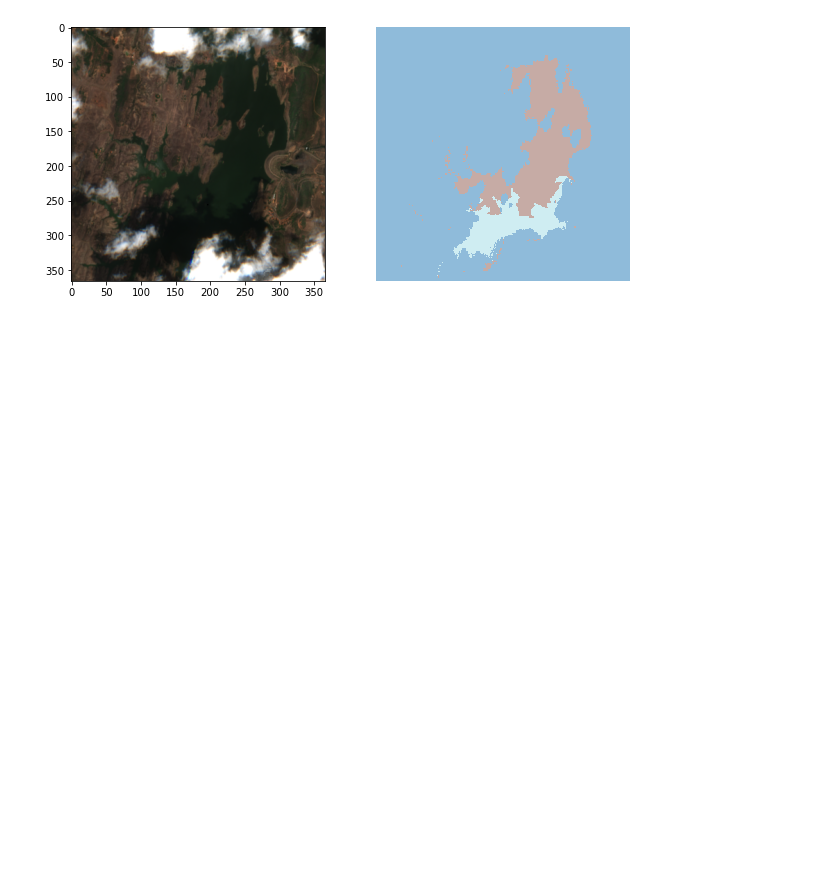
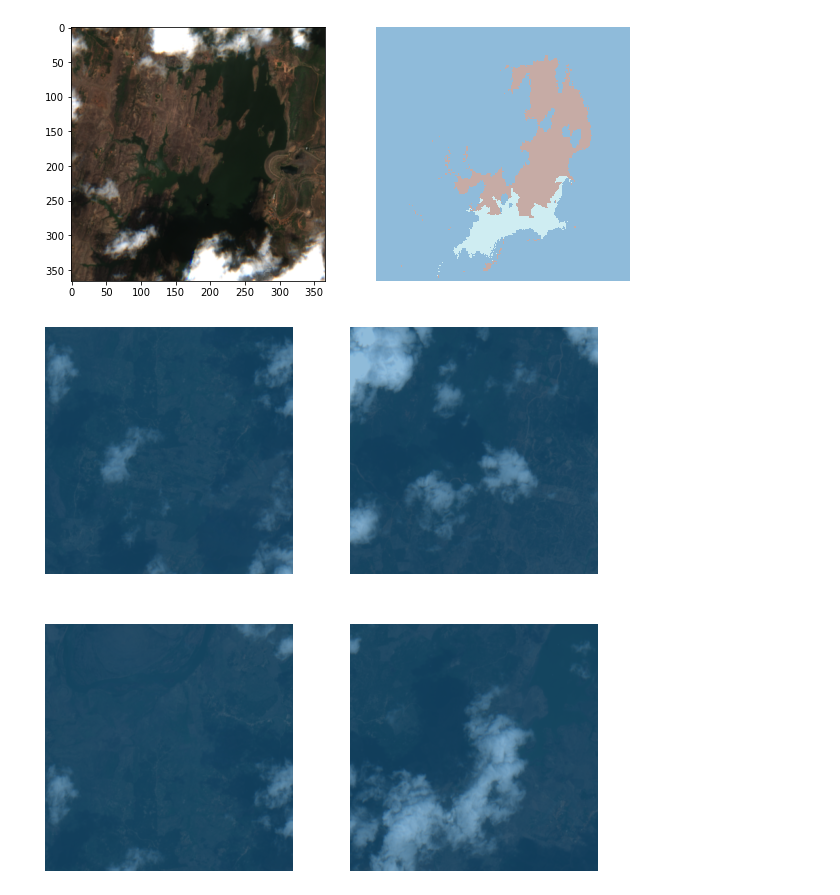
Before and after one commit to isaack-mungui/multispectral-image-segmentation, a Jupyter notebook: Datablock.ipynb, the cells around one changed output. Saved outputs shown, nothing was run; the diff lists cells and outputs as text; code cells hidden in the pictures; blank space fills up the shorter version.

```diff
--- a/Datablock.ipynb
+++ b/Datablock.ipynb
@@ -168,4 +170,6 @@ msk.show(ctx=ax[1])
 # %%
 dls = db.dataloaders(source=images_path, bs=4, num_workers=0)
 
-dls.show_batch(figs)
+dls.show_batch(figsize=(10, 10))
+# %% [output]
+[figure, added]
```
Also changed, not shown: parts of 7 cells of this notebook.
